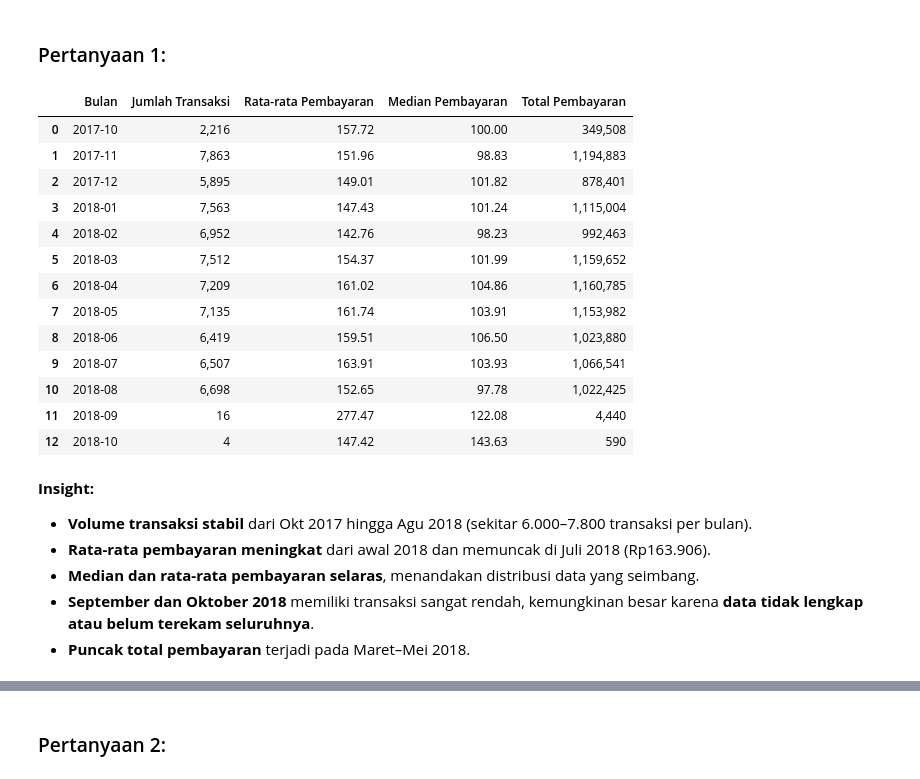
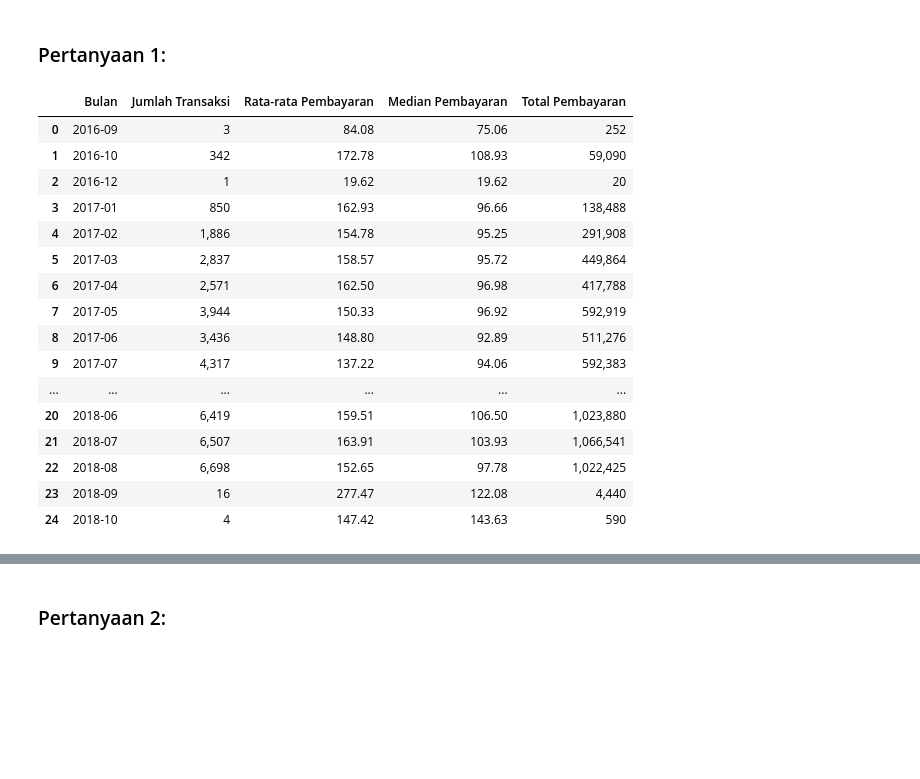
Before and after one commit to m-tsaqif/analisis_data_e-commerce, a Jupyter notebook: notebook/notebook.ipynb, the cells around one changed output, grey strips where cells are left out. Drawn from its saved outputs; the diff is of its cells as text; code cells hidden in the pictures; blank space fills up the shorter version.

```diff
--- a/notebook/notebook.ipynb
+++ b/notebook/notebook.ipynb
@@ -516,57 +516,43 @@ Dua dataset tersebut yang digunakan untuk menjawab 2 pertanyaan bisnis di atas.
 # %% [markdown]
 ### Pertanyaan 1:
 # %%
-# Menentukan tanggal terbaru dari data
-latest_date = payments_df['order_purchase_timestamp'].max()
-
-# Menentukan tanggal mulai (12 bulan sebelum tanggal terbaru)
-start_date = latest_date - pd.DateOffset(months=12)
-
-# Memfilter data untuk 12 bulan terakhir
-filtered_df = payments_df[
-    (payments_df['order_purchase_timestamp'] >= start_date) &
-    (payments_df['order_purchase_timestamp'] <= latest_date)
-].copy()
+# Membuat salinan dataframe untuk bekerja
+filtered_df = payments_df.copy()
 
 # Menambahkan kolom baru 'month_year' dengan format bulan-tahun
 filtered_df['month_year'] = filtered_df['order_purchase_timestamp'].dt.to_period('M')
 
 # Membuat tabel ringkasan per bulan
 monthly_stats = filtered_df.groupby('month_year')['payment_value'].agg(['count', 'mean', 'median', 'sum']).reset_index()
 
 # Memberi nama kolom yang lebih deskriptif
 monthly_stats.columns = ['Bulan', 'Jumlah Transaksi', 'Rata-rata Pembayaran', 'Median Pembayaran', 'Total Pembayaran']
 
 # Mengubah format kolom 'Bulan' menjadi string
 monthly_stats['Bulan'] = monthly_stats['Bulan'].astype(str)
 
 # Menampilkan tabel ringkasan dengan format angka yang lebih rapi
 display(monthly_stats.style.format({
     'Jumlah Transaksi': '{:,}',
     'Rata-rata Pembayaran': '{:,.2f}',
     'Median Pembayaran': '{:,.2f}',
     'Total Pembayaran': '{:,.0f}'
 }))
 # %% [output]
 |  | Bulan | Jumlah Transaksi | Rata-rata Pembayaran | Median Pembayaran | Total Pembayaran |
-| 0 | 2017-10 | 2,216 | 157.72 | 100.00 | 349,508 |
-| 1 | 2017-11 | 7,863 | 151.96 | 98.83 | 1,194,883 |
-| 2 | 2017-12 | 5,895 | 149.01 | 101.82 | 878,401 |
-| 3 | 2018-01 | 7,563 | 147.43 | 101.24 | 1,115,004 |
-| 4 | 2018-02 | 6,952 | 142.76 | 98.23 | 992,463 |
-| 5 | 2018-03 | 7,512 | 154.37 | 101.99 | 1,159,652 |
-| 6 | 2018-04 | 7,209 | 161.02 | 104.86 | 1,160,785 |
-| 7 | 2018-05 | 7,135 | 161.74 | 103.91 | 1,153,982 |
-| 8 | 2018-06 | 6,419 | 159.51 | 106.50 | 1,023,880 |
-| 9 | 2018-07 | 6,507 | 163.91 | 103.93 | 1,066,541 |
-| 10 | 2018-08 | 6,698 | 152.65 | 97.78 | 1,022,425 |
-| 11 | 2018-09 | 16 | 277.47 | 122.08 | 4,440 |
-| 12 | 2018-10 | 4 | 147.42 | 143.63 | 590 |
+| 0 | 2016-09 | 3 | 84.08 | 75.06 | 252 |
+| 1 | 2016-10 | 342 | 172.78 | 108.93 | 59,090 |
+| 2 | 2016-12 | 1 | 19.62 | 19.62 | 20 |
+| 3 | 2017-01 | 850 | 162.93 | 96.66 | 138,488 |
+| 4 | 2017-02 | 1,886 | 154.78 | 95.25 | 291,908 |
+| 5 | 2017-03 | 2,837 | 158.57 | 95.72 | 449,864 |
+| 6 | 2017-04 | 2,571 | 162.50 | 96.98 | 417,788 |
+| 7 | 2017-05 | 3,944 | 150.33 | 96.92 | 592,919 |
+| 8 | 2017-06 | 3,436 | 148.80 | 92.89 | 511,276 |
+| 9 | 2017-07 | 4,317 | 137.22 | 94.06 | 592,383 |
+| ... | ... | ... | ... | ... | ... |
+| 20 | 2018-06 | 6,419 | 159.51 | 106.50 | 1,023,880 |
+| 21 | 2018-07 | 6,507 | 163.91 | 103.93 | 1,066,541 |
+| 22 | 2018-08 | 6,698 | 152.65 | 97.78 | 1,022,425 |
+| 23 | 2018-09 | 16 | 277.47 | 122.08 | 4,440 |
+| 24 | 2018-10 | 4 | 147.42 | 143.63 | 590 |
-# %% [markdown]
-**Insight:**
-
-- **Volume transaksi stabil** dari Okt 2017 hingga Agu 2018 (sekitar 6.000–7.800 transaksi per bulan).
-- **Rata-rata pembayaran meningkat** dari awal 2018 dan memuncak di Juli 2018 (Rp163.906).
-- **Median dan rata-rata pembayaran selaras**, menandakan distribusi data yang seimbang.
-- **September dan Oktober 2018** memiliki transaksi sangat rendah, kemungkinan besar karena **data tidak lengkap atau belum terekam seluruhnya**.
-- **Puncak total pembayaran** terjadi pada Maret–Mei 2018.
```
Also changed, not shown: parts of 4 cells of this notebook, 1 other file.
